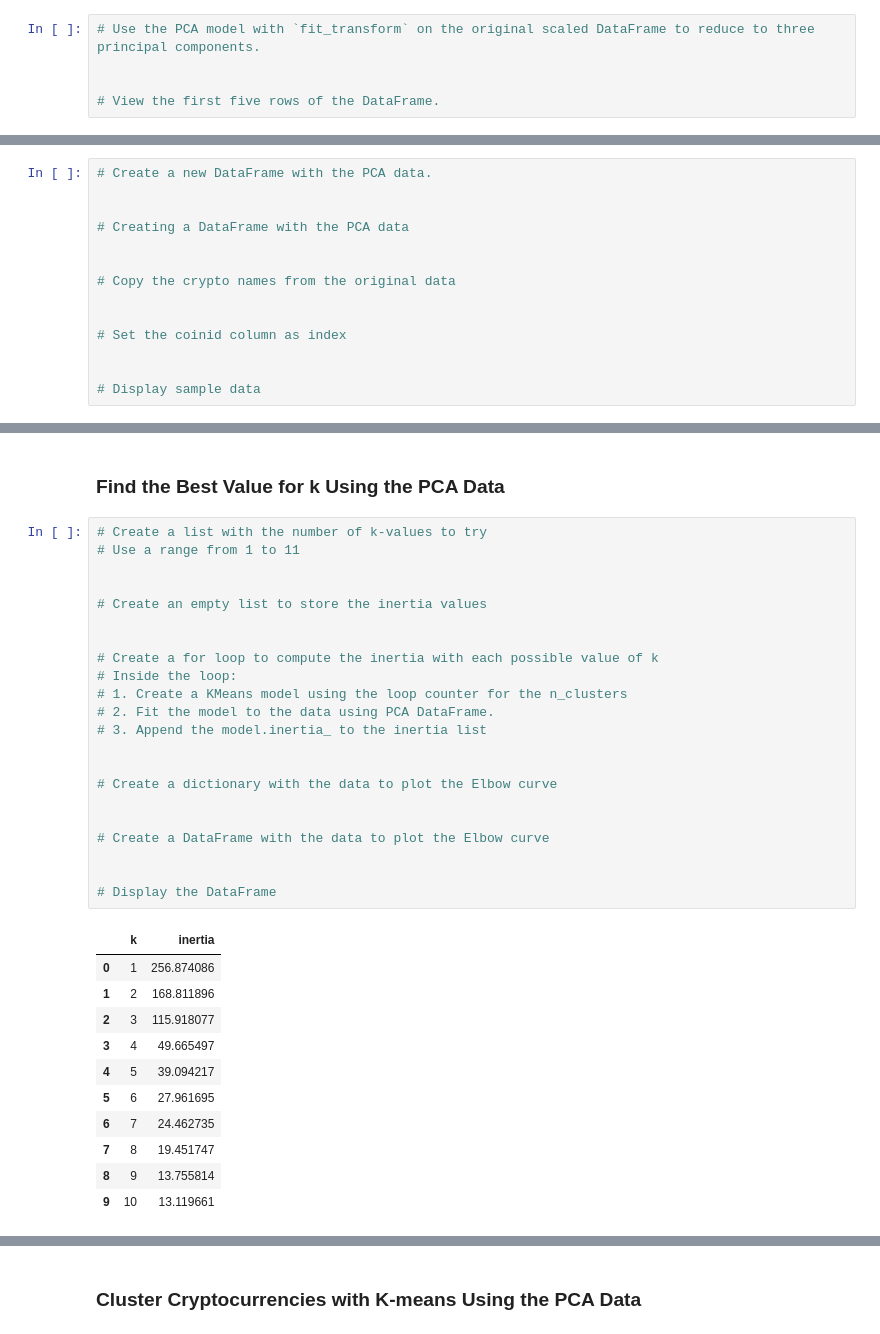
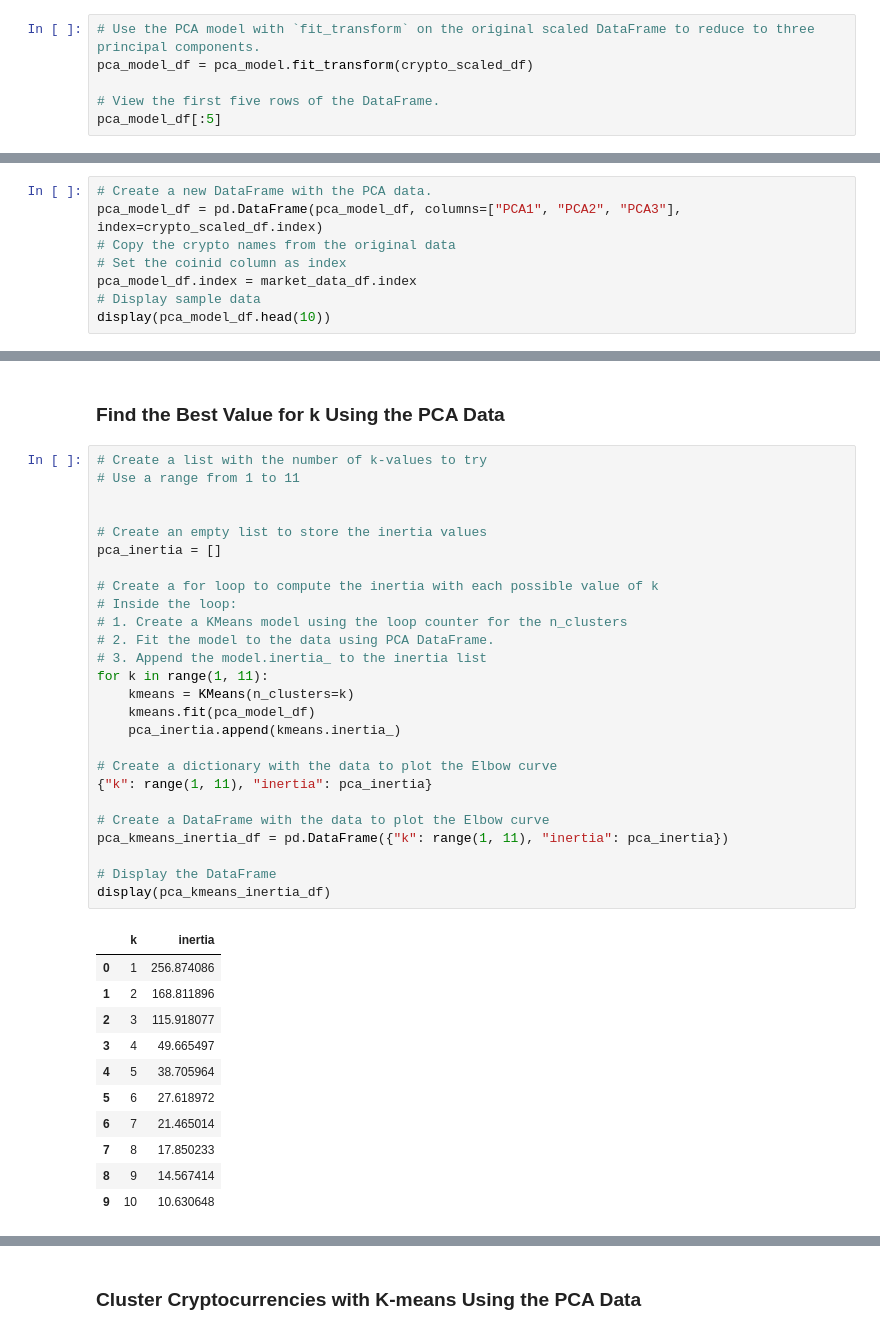
Before and after one commit to inCloset/CryptoClustering, a Jupyter notebook: Crypto_Clustering_starter_code.ipynb, the cells around one changed output, grey strips where cells are left out. Drawn from its saved outputs; the diff is of its cells as text.

```diff
--- a/Crypto_Clustering_starter_code.ipynb
+++ b/Crypto_Clustering_starter_code.ipynb
@@ -179,9 +177,10 @@ kmeans_df.plot.scatter(x="price_change_percentage_24h",
 pca_model = PCA(n_components=3)
 # %%
 # Use the PCA model with `fit_transform` on the original scaled DataFrame to reduce to three principal components.
-
+pca_model_df = pca_model.fit_transform(crypto_scaled_df)
 
 # View the first five rows of the DataFrame.
+pca_model_df[:5]
 # %% [output]
 array([[-0.60066733,  0.84276006,  0.46159457],
        [-0.45826071,  0.45846566,  0.95287678],
@@ -201,17 +203,11 @@ array([0.3719856 , 0.34700813, 0.17603793])
 # %%
 # Create a new DataFrame with the PCA data.
-
-
-# Creating a DataFrame with the PCA data
-
-
+pca_model_df = pd.DataFrame(pca_model_df, columns=["PCA1", "PCA2", "PCA3"], index=crypto_scaled_df.index)
 # Copy the crypto names from the original data
-
-
 # Set the coinid column as index
-
-
+pca_model_df.index = market_data_df.index
 # Display sample data
+display(pca_model_df.head(10))
 # %% [output]
 |  | PCA1 | PCA2 | PCA3 |
 | coin_id |  |  |  |
@@ -230,37 +226,41 @@ array([0.3719856 , 0.34700813, 0.17603793])
 # %%
 # Create a list with the number of k-values to try
 # Use a range from 1 to 11
 
 
 # Create an empty list to store the inertia values
-
+pca_inertia = []
 
 # Create a for loop to compute the inertia with each possible value of k
 # Inside the loop:
 # 1. Create a KMeans model using the loop counter for the n_clusters
 # 2. Fit the model to the data using PCA DataFrame.
 # 3. Append the model.inertia_ to the inertia list
-
+for k in range(1, 11):
+    kmeans = KMeans(n_clusters=k)
+    kmeans.fit(pca_model_df)
+    pca_inertia.append(kmeans.inertia_)
 
 # Create a dictionary with the data to plot the Elbow curve
-
+{"k": range(1, 11), "inertia": pca_inertia}
 
 # Create a DataFrame with the data to plot the Elbow curve
-
+pca_kmeans_inertia_df = pd.DataFrame({"k": range(1, 11), "inertia": pca_inertia})
 
 # Display the DataFrame
+display(pca_kmeans_inertia_df)
 # %% [output]
 |  | k | inertia |
 | 0 | 1 | 256.874086 |
 | 1 | 2 | 168.811896 |
 | 2 | 3 | 115.918077 |
 | 3 | 4 | 49.665497 |
-| 4 | 5 | 39.094217 |
-| 5 | 6 | 27.961695 |
-| 6 | 7 | 24.462735 |
-| 7 | 8 | 19.451747 |
-| 8 | 9 | 13.755814 |
-| 9 | 10 | 13.119661 |
+| 4 | 5 | 38.705964 |
+| 5 | 6 | 27.618972 |
+| 6 | 7 | 21.465014 |
+| 7 | 8 | 17.850233 |
+| 8 | 9 | 14.567414 |
+| 9 | 10 | 10.630648 |
 # %%
 # Plot a line chart with all the inertia values computed with
 # the different values of k to visually identify the optimal value for k.
```
Also changed, not shown: parts of 17 cells of this notebook.
